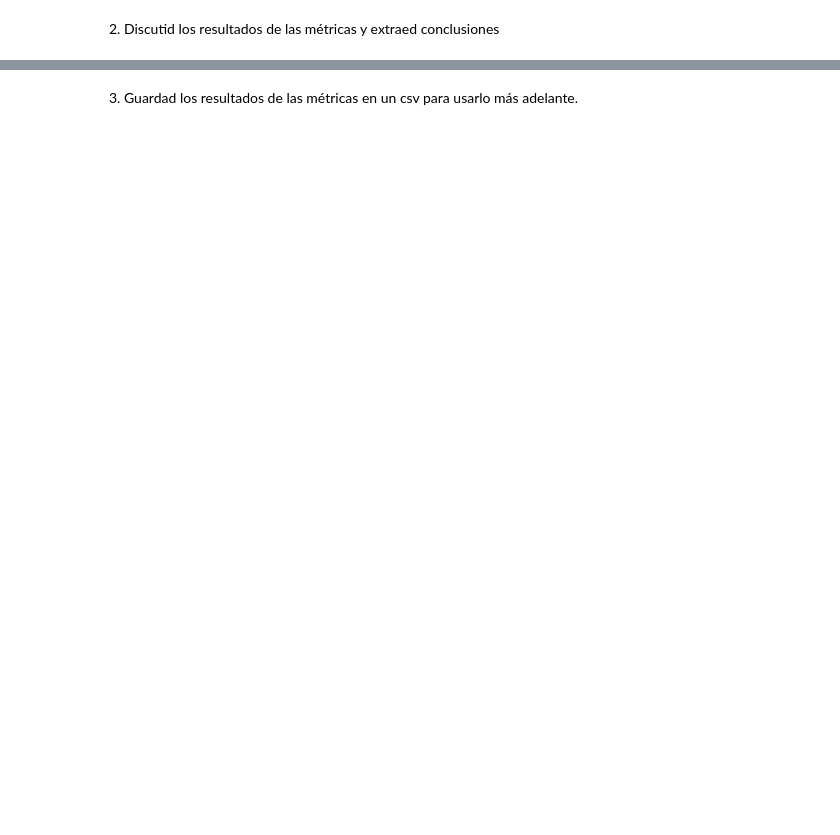
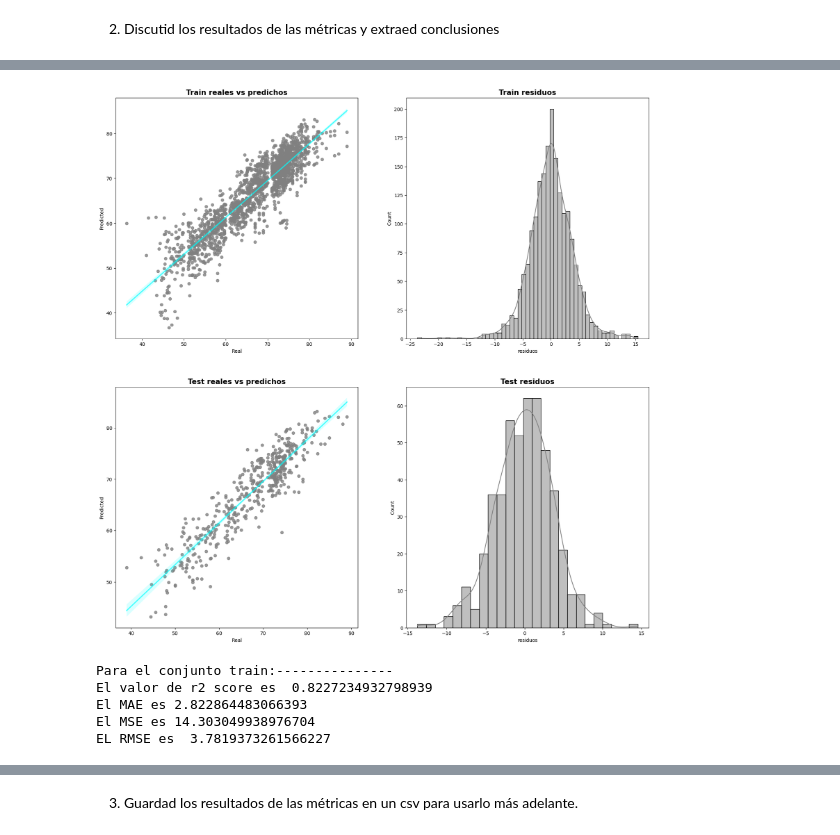
Before and after one commit to Adalab/DA-promo-c-modulo-3-sprint-1-Ximena-Anahi, a Jupyter notebook: 1. Regresion Lineal/10.pp-regresion-lineal-metricas.ipynb, the cells around one changed output, grey strips where cells are left out. Drawn from its saved outputs; the diff is of its cells as text; code cells hidden in the pictures; blank space fills up the shorter version.

```diff
--- a/1. Regresion Lineal/10.pp-regresion-lineal-metricas.ipynb
+++ b/1. Regresion Lineal/10.pp-regresion-lineal-metricas.ipynb
@@ -29,0 +251,11 @@ En el pair programming anterior creastéis vuestro primer modelo de machine lear
+# %%
+y1_predict_train = lr2.predict(x1_train)
+y1_predict_test = lr2.predict(x1_test)
+# %%
+# Generamos los dataframes correspondientes
+train1_df = pd.DataFrame({'Real': y1_train, 'Predicted': y1_predict_train, 'Set': ['Train']*len(y1_train)})
+test1_df  = pd.DataFrame({'Real': y1_test,  'Predicted': y1_predict_test,  'Set': ['Test']*len(y1_test)})
+# %%
+#Unimos los df de test y train y vemos su contenido.
+resultados1 = pd.concat([train1_df,test1_df], axis = 0)
+resultados1.sample(4)
@@ -29,0 +268,3 @@ En el pair programming anterior creastéis vuestro primer modelo de machine lear
+# %%
+resultados1['residuos'] = resultados1['Real'] - resultados1['Predicted']
+resultados1.sample(10)
@@ -29,0 +283,56 @@ En el pair programming anterior creastéis vuestro primer modelo de machine lear
+# %%
+fig, ax = plt.subplots(2,2,figsize=(20,20))
+
+
+# ploteamos los reales vs los predichos
+sns.regplot(data = resultados1[resultados1['Set'] == "Train"],
+            x = "Real",
+            y = "Predicted",
+            ax = ax[0,0],
+            color = "grey",
+            line_kws = {"color": "aqua", "alpha": 0.7 })
+
+
+sns.regplot(data = resultados1[resultados1['Set'] == "Test"],
+            x = "Real",
+            y = "Predicted",
+            color = "gray",
+            line_kws = {"color": "aqua", "alpha": 0.7 },
+            ax = ax[1,0])
+
+
+# ploteamos los residuos
+sns.histplot(resultados1[resultados1['Set'] == "Train"],
+             x="residuos",
+             color ="grey",
+             kde=True,
+             line_kws= {"color": "aqua"},
+             ax = ax[0,1])
+
+
+
+sns.histplot(resultados1[resultados1['Set'] == "Test"],
+             x="residuos",
+             color = "grey",
+             kde=True,
+             ax = ax[1,1])
+
+ax[0,0].set_title("Train reales vs predichos", fontsize = 15, fontweight = "bold")
+ax[0,1].set_title("Train residuos", fontsize = 15, fontweight = "bold")
+ax[1,0].set_title("Test reales vs predichos", fontsize = 15, fontweight = "bold")
+ax[1,1].set_title("Test residuos", fontsize = 15, fontweight = "bold");
+# %% [output]
+[figure, added]
+# %%
+# Para el conjunto de entrenamiento las méticas han sido:
+print('Para el conjunto train:---------------')
+print('El valor de r2 score es ',r2_score(y1_train,y1_predict_train))
+print('El MAE es',mean_absolute_error(y1_train,y1_predict_train))
+print('El MSE es',mean_squared_error(y1_train,y1_predict_train))
+print('EL RMSE es ',np.sqrt(mean_squared_error(y1_train,y1_predict_train)))
+# %% [output]
+Para el conjunto train:---------------
+El valor de r2 score es  0.8227234932798939
+El MAE es 2.822864483066393
+El MSE es 14.303049938976704
+EL RMSE es  3.7819373261566227
```
Also changed, not shown: parts of 47 cells of this notebook, 4 other files.
